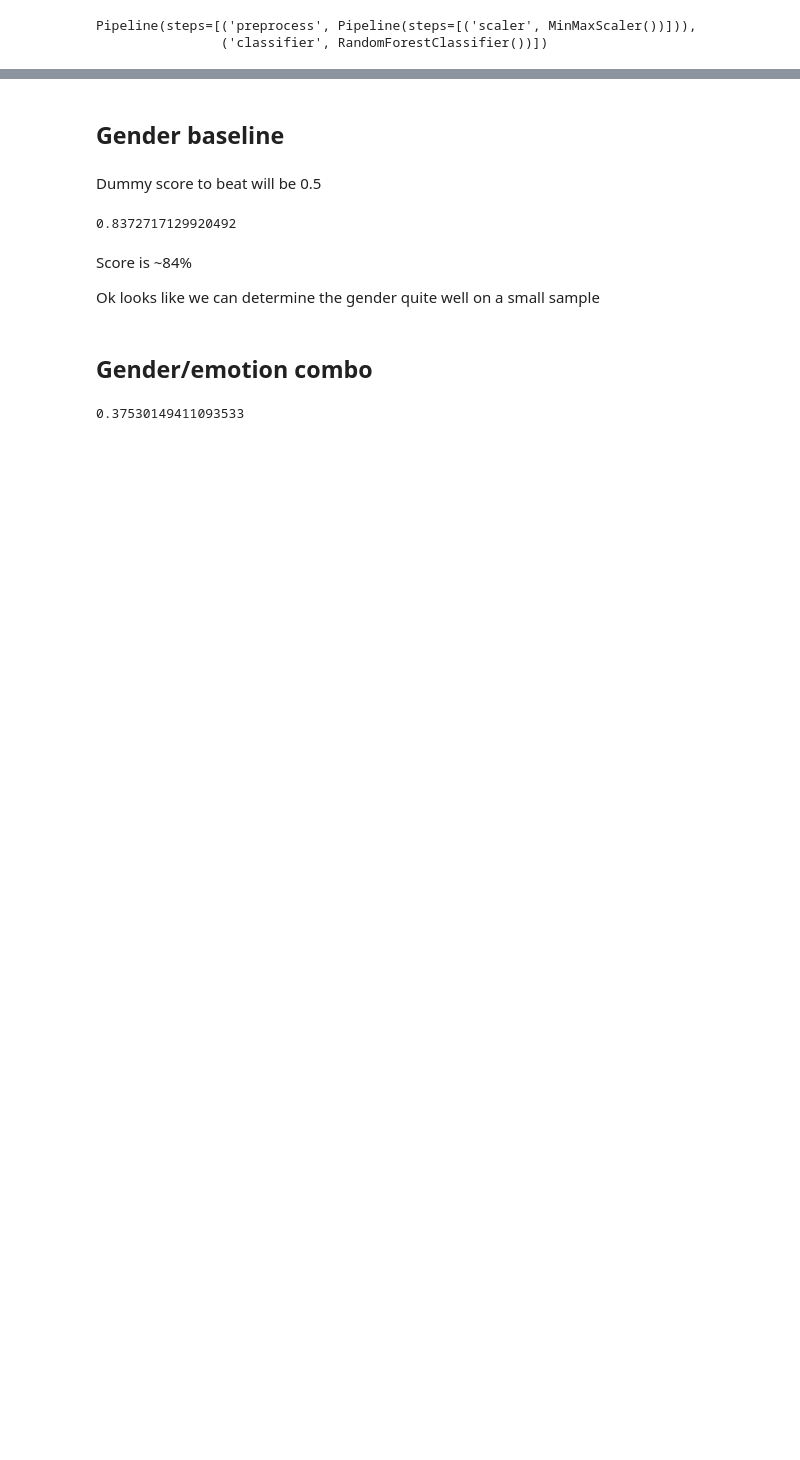
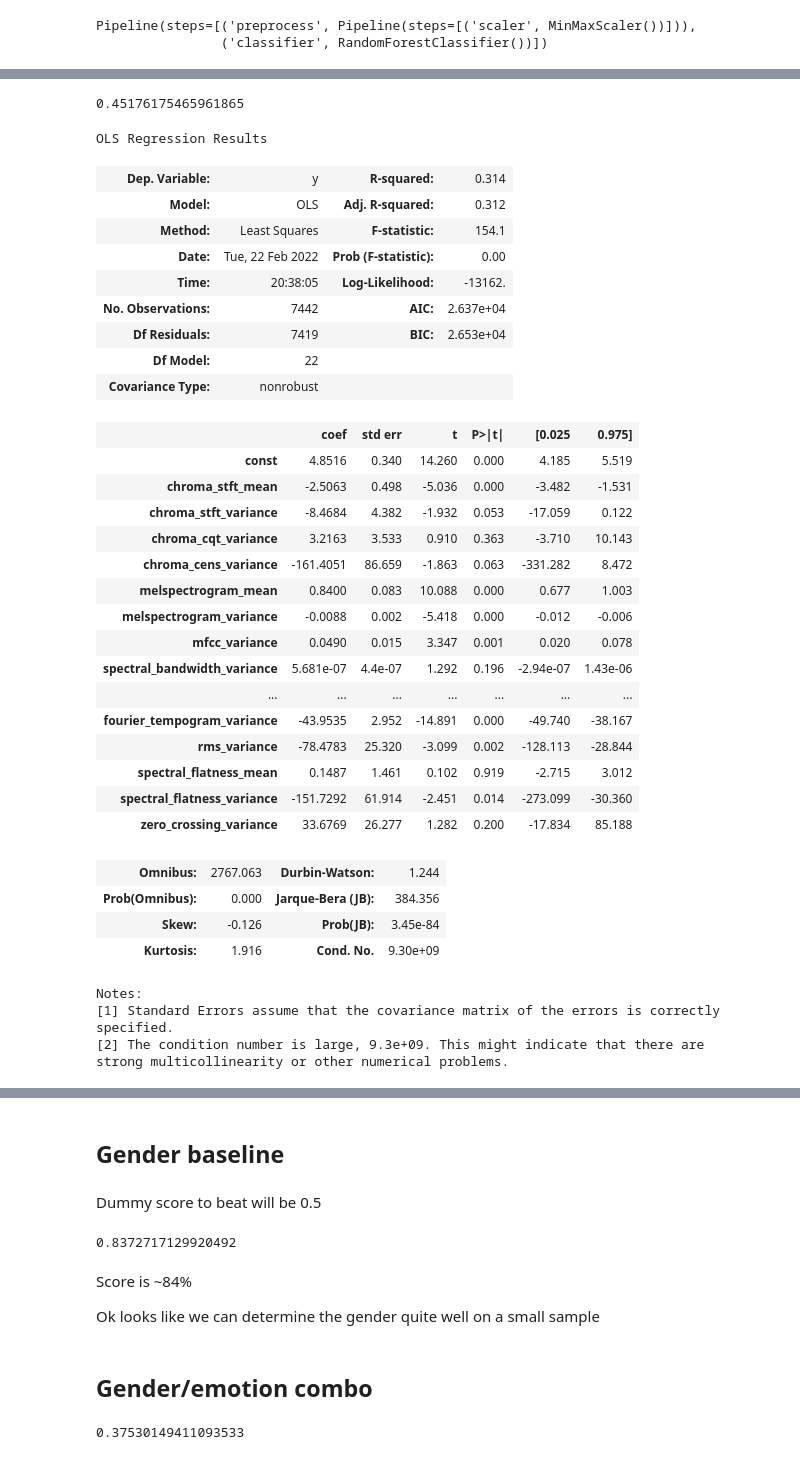
Before and after one commit to geowilso/speech-emotion-recognition, a Jupyter notebook: notebooks/geowilso_data_exploration.ipynb, the cells around one changed output, grey strips where cells are left out. Saved outputs shown, nothing was run; the diff lists cells and outputs as text; code cells hidden in the pictures; blank space fills up the shorter version.

```diff
--- a/notebooks/geowilso_data_exploration.ipynb
+++ b/notebooks/geowilso_data_exploration.ipynb
@@ -597,0 +628,57 @@ plt.show()
+# %%
+X = data
+X_2 = X.drop(['spectral_centroid_mean'],axis = 1)
+X_2 = X_2.drop(['chroma_cens_mean'],axis = 1)
+X_2 = X_2.drop(['spectral_bandwidth_mean'],axis = 1)
+X_2 = X_2.drop(['spectral_contrast_mean'],axis = 1)
+X_2 = X_2.drop(['rms_mean'],axis = 1)
+X_2 = X_2.drop(['chroma_cqt_mean'],axis = 1)
+X_2 = X_2.drop(['fourier_tempogram_mean'],axis = 1)
+X_2 = X_2.drop(['zero_crossing_mean'],axis = 1)
+X_2 = X_2.drop(['mfcc_mean'],axis = 1)
+X_2 = X_2.drop(['spectral_centroid_variance'],axis = 1)
+# %%
+cv_results = cross_validate(pipe_baseline,X_2,y,cv=5,scoring='accuracy')
+score_baseline = cv_results['test_score'].mean()
+score_baseline
+# %% [output]
+0.45176175465961865
+# %%
+import statsmodels.api as sm
+ols = sm.OLS(y, sm.add_constant(X_2)).fit()
+ols.summary()
+# %% [output]
+OLS Regression Results
+| Dep. Variable: | y | R-squared: | 0.314 |
+| Model: | OLS | Adj. R-squared: | 0.312 |
+| Method: | Least Squares | F-statistic: | 154.1 |
+| Date: | Tue, 22 Feb 2022 | Prob (F-statistic): | 0.00 |
+| Time: | 20:38:05 | Log-Likelihood: | -13162. |
+| No. Observations: | 7442 | AIC: | 2.637e+04 |
+| Df Residuals: | 7419 | BIC: | 2.653e+04 |
+| Df Model: | 22 |  |  |
+| Covariance Type: | nonrobust |  |  |
+|  | coef | std err | t | P>|t| | [0.025 | 0.975] |
+| const | 4.8516 | 0.340 | 14.260 | 0.000 | 4.185 | 5.519 |
+| chroma_stft_mean | -2.5063 | 0.498 | -5.036 | 0.000 | -3.482 | -1.531 |
+| chroma_stft_variance | -8.4684 | 4.382 | -1.932 | 0.053 | -17.059 | 0.122 |
+| chroma_cqt_variance | 3.2163 | 3.533 | 0.910 | 0.363 | -3.710 | 10.143 |
+| chroma_cens_variance | -161.4051 | 86.659 | -1.863 | 0.063 | -331.282 | 8.472 |
+| melspectrogram_mean | 0.8400 | 0.083 | 10.088 | 0.000 | 0.677 | 1.003 |
+| melspectrogram_variance | -0.0088 | 0.002 | -5.418 | 0.000 | -0.012 | -0.006 |
+| mfcc_variance | 0.0490 | 0.015 | 3.347 | 0.001 | 0.020 | 0.078 |
+| spectral_bandwidth_variance | 5.681e-07 | 4.4e-07 | 1.292 | 0.196 | -2.94e-07 | 1.43e-06 |
+| ... | ... | ... | ... | ... | ... | ... |
+| fourier_tempogram_variance | -43.9535 | 2.952 | -14.891 | 0.000 | -49.740 | -38.167 |
+| rms_variance | -78.4783 | 25.320 | -3.099 | 0.002 | -128.113 | -28.844 |
+| spectral_flatness_mean | 0.1487 | 1.461 | 0.102 | 0.919 | -2.715 | 3.012 |
+| spectral_flatness_variance | -151.7292 | 61.914 | -2.451 | 0.014 | -273.099 | -30.360 |
+| zero_crossing_variance | 33.6769 | 26.277 | 1.282 | 0.200 | -17.834 | 85.188 |
+| Omnibus: | 2767.063 | Durbin-Watson: | 1.244 |
+| Prob(Omnibus): | 0.000 | Jarque-Bera (JB): | 384.356 |
+| Skew: | -0.126 | Prob(JB): | 3.45e-84 |
+| Kurtosis: | 1.916 | Cond. No. | 9.30e+09 |
+Notes:
+[1] Standard Errors assume that the covariance matrix of the errors is correctly specified.
+[2] The condition number is large, 9.3e+09. This might indicate that there are
+strong multicollinearity or other numerical problems.
```
Also changed, not shown: parts of 10 cells of this notebook.
